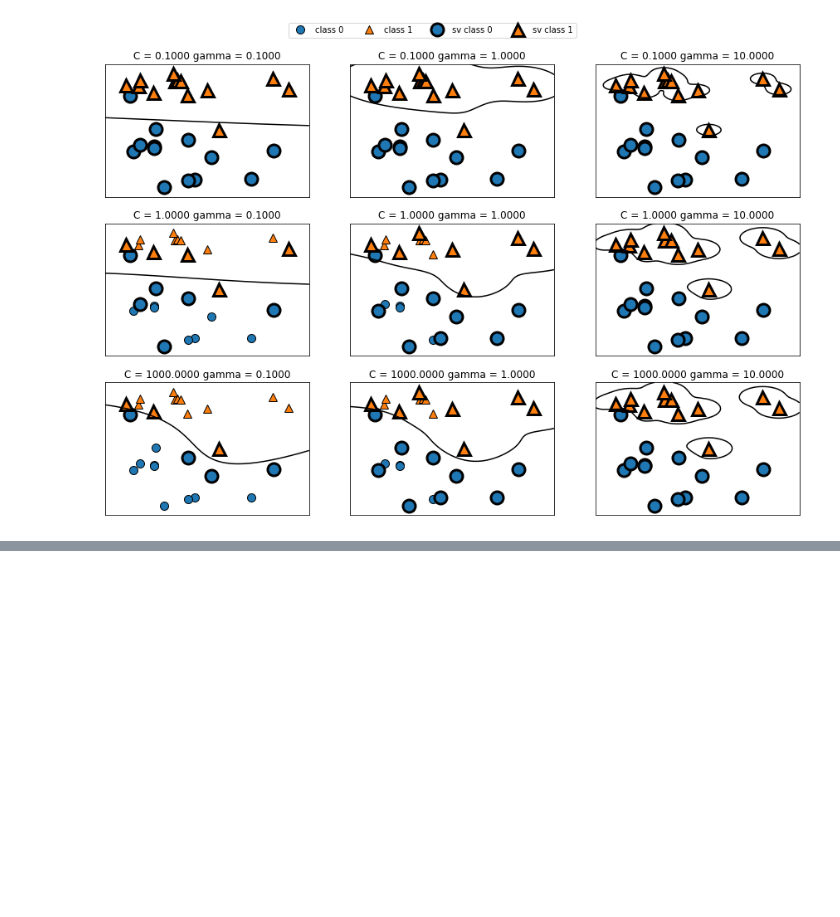
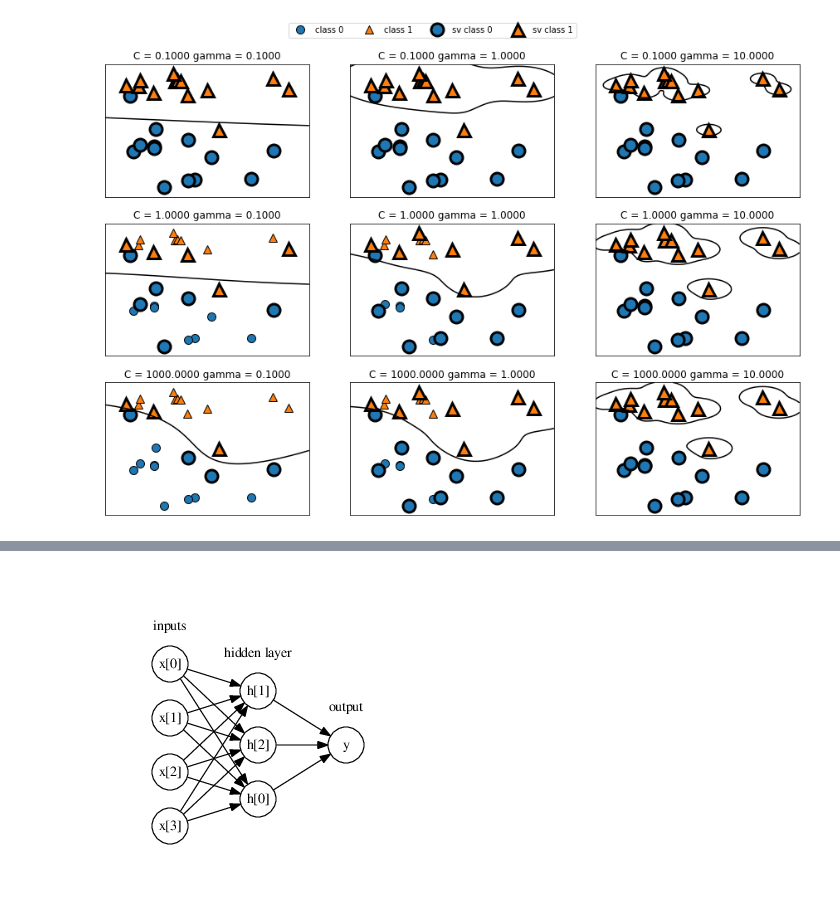
Before and after one commit to rodsveiga/ML_with_Python-Study_notes, a Jupyter notebook: Supervised_Learning.ipynb, the cells around one changed output, grey strips where cells are left out. Cells and saved outputs as stored; diff of their text form; code cells hidden in the pictures; blank space fills up the shorter version.

```diff
--- a/Supervised_Learning.ipynb
+++ b/Supervised_Learning.ipynb
@@ -1527,0 +1694,16 @@ plt.show()
+# %%
+# Computing wighted sums is a process repeated many times in an MLP, first
+# computing hidden units that represent an intermediate processing step, which
+# are again combined using weighted sum to yield the final result.
+
+from graphviz import Digraph
+dot = mglearn.plots.plot_single_hidden_layer_graph()
+dot.render('single_hidden_ly.gv')
+
+from wand.image import Image as WImage
+WImage(filename='single_hidden_ly.gv.pdf')
+
+# There is much more coefficients to learn: one between every input and every
+# hidden unit and one between every hidden unit and the output.
+# %% [output]
+[figure, added]
```
Also changed, not shown: parts of 18 cells of this notebook.
